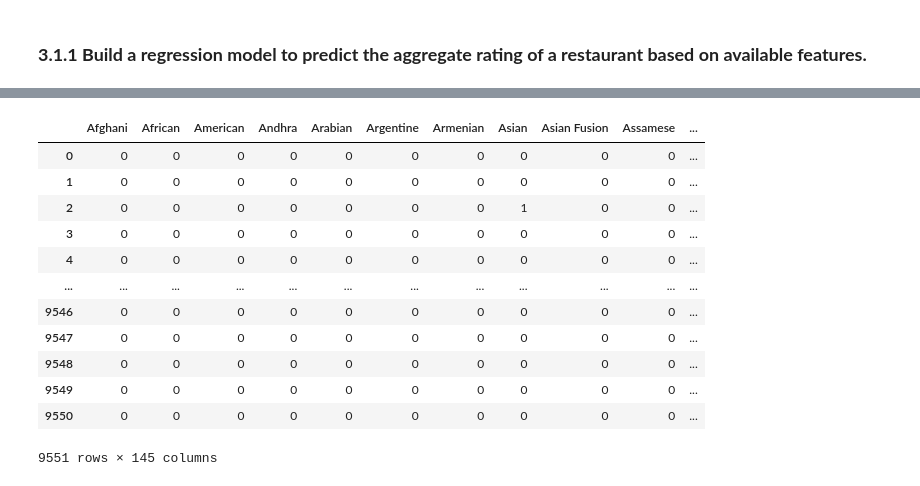
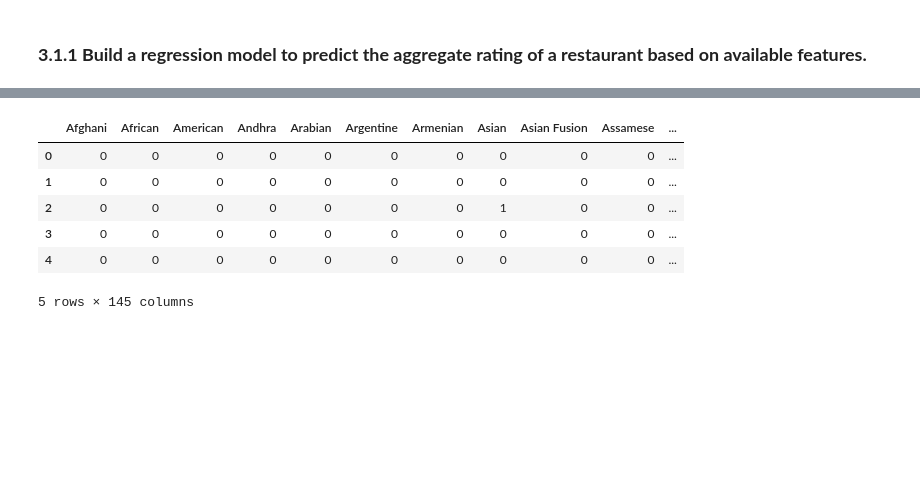
Before and after one commit to Arun-kumar-Kurma-2575/Cognifyz_Internship_levels, a Jupyter notebook: Cognifyz_level_3.ipynb, the cells around one changed output, grey strips where cells are left out. Saved outputs shown, nothing was run; the diff lists cells and outputs as text; code cells hidden in the pictures; blank space fills up the shorter version.

```diff
--- a/Cognifyz_level_3.ipynb
+++ b/Cognifyz_level_3.ipynb
@@ -203,7 +130,7 @@ memory usage: 895.5+ KB
 # %%
-X['Country Code']=X['Country Code'].astype('object')
-X['Price range']=X['Price range'].astype('object')
-X.info()
+data['Country Code']=data['Country Code'].astype('object')
+data['Price range']=data['Price range'].astype('object')
+data.info()
 # %% [output]
 <class 'pandas.core.frame.DataFrame'>
 RangeIndex: 9551 entries, 0 to 9550
@@ -241,18 +171,17 @@ from sklearn.preprocessing import MultiLabelBinarizer
 enc=list(cat)
 
 # Step 1: Multi-Label Encoding for "Cuisines"
-X['Cuisines'] = X['Cuisines'].str.split(', ')  # Convert string to list
+data['Cuisines'] = data['Cuisines'].str.split(', ')  # Convert string to list
 mlb = MultiLabelBinarizer()
-cuisine_encoded = pd.DataFrame(mlb.fit_transform(X['Cuisines']), columns=mlb.classes_)
-X = X.drop('Cuisines', axis=1).join(cuisine_encoded)  # Merge encoded cuisines
+cuisine_encoded = pd.DataFrame(mlb.fit_transform(data['Cuisines']), columns=mlb.classes_)
+data=data.drop('Cuisines', axis=1).join(cuisine_encoded)  # Merge encoded cuisines
 enc.remove( 'Cuisines')
-
 
 # Step 2: Encoding Other Categorical Columns
 for i in enc:
     d={}
     k=0
-    unique=X[i].unique()
+    unique=data[i].unique()
     if 'Yes' in unique or 'No' in unique:
         d['Yes']=1
         d['No']=0
@@ -262,10 +191,8 @@ for i in enc:
         for j in unique:
             d[j]=k
             k+=1
-    X[i]=X[i].map(d)
+    data[i]=data[i].map(d)
     print(d)
-
-X
 # %% [output]
 {162: 0, 30: 1, 216: 2, 14: 3, 37: 4, 184: 5, 214: 6, 1: 7, 94: 8, 148: 9, 215: 10, 166: 11, 189: 12, 191: 13, 208: 14}
 {'Makati City': 0, 'Mandaluyong City': 1, 'Pasay City': 2, 'Pasig City': 3, 'Quezon City': 4, 'San Juan City': 5, 'Santa Rosa': 6, 'Tagaytay City': 7, 'Taguig City': 8, 'Bras_lia': 9, 'Rio de Janeiro' ...
@@ -291,16 +205,10 @@ X
 # %%
-cuisine_encoded # merged at last
+cuisine_encoded.head() # merged at last
 # %% [output]
 |  | Afghani | African | American | Andhra | Arabian | Argentine | Armenian | Asian | Asian Fusion | Assamese | ... |
 | 0 | 0 | 0 | 0 | 0 | 0 | 0 | 0 | 0 | 0 | 0 | ... |
 | 1 | 0 | 0 | 0 | 0 | 0 | 0 | 0 | 0 | 0 | 0 | ... |
 | 2 | 0 | 0 | 0 | 0 | 0 | 0 | 0 | 1 | 0 | 0 | ... |
 | 3 | 0 | 0 | 0 | 0 | 0 | 0 | 0 | 0 | 0 | 0 | ... |
 | 4 | 0 | 0 | 0 | 0 | 0 | 0 | 0 | 0 | 0 | 0 | ... |
-| ... | ... | ... | ... | ... | ... | ... | ... | ... | ... | ... | ... |
-| 9546 | 0 | 0 | 0 | 0 | 0 | 0 | 0 | 0 | 0 | 0 | ... |
-| 9547 | 0 | 0 | 0 | 0 | 0 | 0 | 0 | 0 | 0 | 0 | ... |
-| 9548 | 0 | 0 | 0 | 0 | 0 | 0 | 0 | 0 | 0 | 0 | ... |
-| 9549 | 0 | 0 | 0 | 0 | 0 | 0 | 0 | 0 | 0 | 0 | ... |
-| 9550 | 0 | 0 | 0 | 0 | 0 | 0 | 0 | 0 | 0 | 0 | ... |
-9551 rows × 145 columns
+5 rows × 145 columns
```
Also changed, not shown: parts of 42 cells of this notebook, 1 other file.
